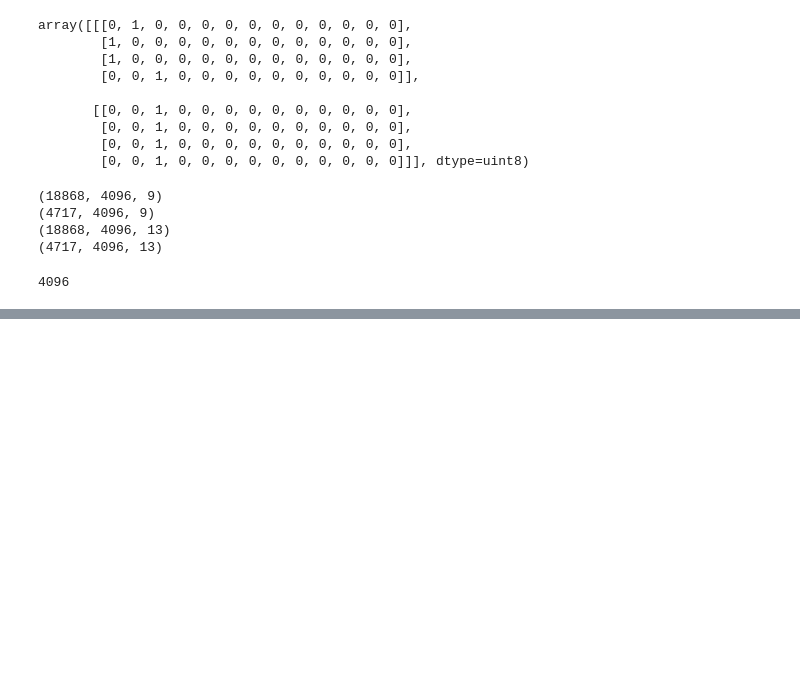
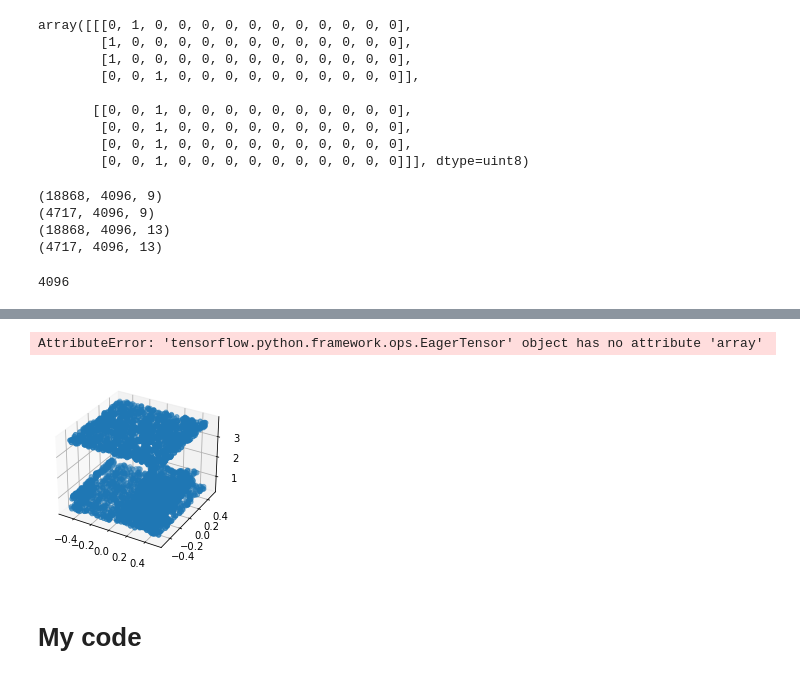
Before and after one commit to mlnsaisrividya/pointnet, a Jupyter notebook: sem_seg/BTP Rough.ipynb, the cells around one changed output, grey strips where cells are left out. Drawn from its saved outputs; the diff is of its cells as text; code cells hidden in the pictures; blank space fills up the shorter version.

```diff
--- a/sem_seg/BTP Rough.ipynb
+++ b/sem_seg/BTP Rough.ipynb
@@ -548,3 +812,24 @@ if __name__ == "__main__":
+# %%
+preds = model.predict(X_test)
+preds = tf.math.argmax(preds, -1)
+
+#X_test = X_test.numpy()
+
+# plot points with predicted class and label
+fig = pyplot.figure(figsize=(15, 10))
+for i in range(1):
+    ax = fig.add_subplot(2, 4, i + 1, projection="3d")
+    ax.scatter(X_test[i, :, 0], X_test[i, :, 1], X_test[i, :, 2])
+    ax.set_title(
+        "pred: {:}, label: {:}".format(
+            [preds.[i]], [Y_test.[i]]
+        )
+    )
+    ax.set_axis_off()
+pyplot.show()
+# %% [output]
+AttributeError: 'tensorflow.python.framework.ops.EagerTensor' object has no attribute 'array'
+[figure, added]
 # %%
 
 pred_data_label_filenames = [line.rstrip() for line in open('all_pred_data_label_filelist.txt')]
@@ -584,3 +869,5 @@ for i in range(13):
     iou_list.append(iou)
 
 print(sum(iou_list)/13.0)
+# %% [markdown]
+# My code
```
Also changed, not shown: parts of 13 cells of this notebook, 31 other files.
